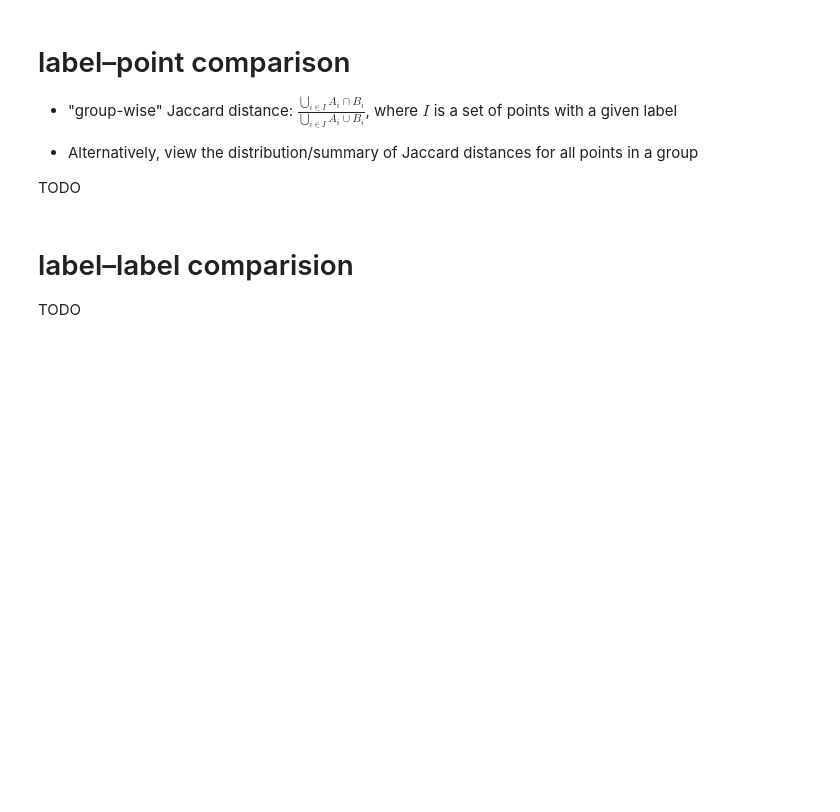
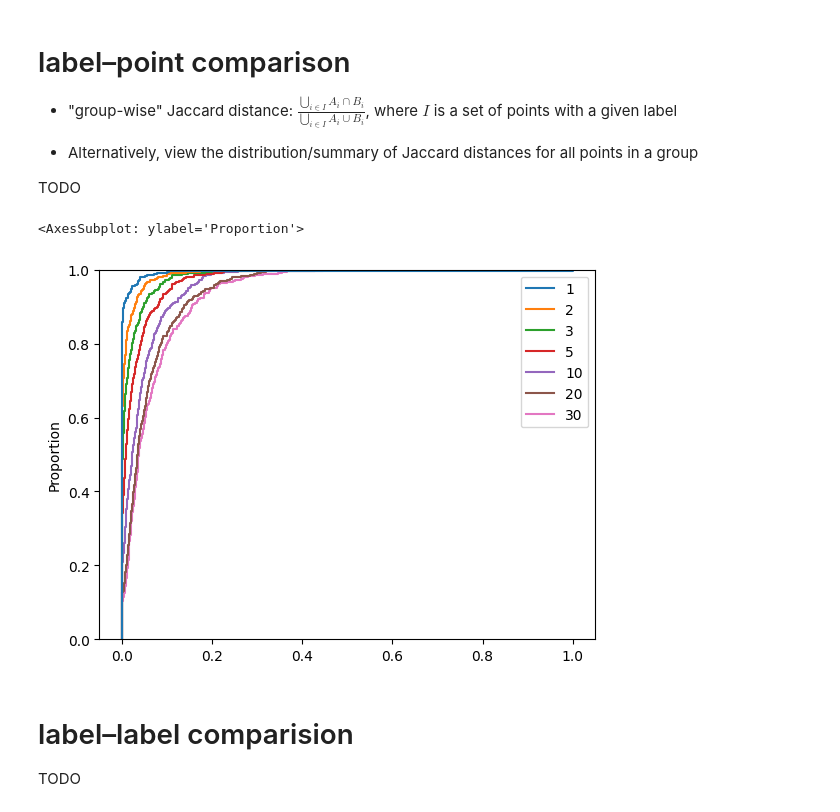
Before and after one commit to OzetteTech/comparative-embedding-visualization, a Jupyter notebook: notebooks/neighborhood-analysis.ipynb, the cells around one changed output. Cells and saved outputs as stored; diff of their text form; code cells hidden in the pictures; blank space fills up the shorter version.

Commit message:
feat: initial groupwise jaccard comparison

```diff
--- a/notebooks/neighborhood-analysis.ipynb
+++ b/notebooks/neighborhood-analysis.ipynb
@@ -41,19 +41,18 @@ def _jaccard(A: npt.ArrayLike, B: npt.ArrayLike) -> npt.NDArray:
         dist[i] = len(intersect) / (len(a) + len(b) - len(intersect))
     return dist
 
-def jaccard_pointwise(X0: npt.ArrayLike, X1:  npt.ArrayLike, n_neighbors: int) -> npt.NDArray:
-    indices = []
-    for X in (X0, X1):
-        # first neighbor is always self, so increment provided k by one
-        nbrs = NearestNeighbors(n_neighbors=n_neighbors + 1).fit(X)
-        ind = nbrs.kneighbors(X, return_distance=False)
-        indices.append(ind[:, 1:])
+def kneighbors(X: npt.ArrayLike, k: int) -> npt.NDArray:
+    # first neighbor is always self, so increment provided k by one
+    nbrs = NearestNeighbors(n_neighbors=k + 1).fit(X)
+    ind = nbrs.kneighbors(X, return_distance=False)
+    return ind[:, 1:]
 
-    return _jaccard(*indices)
+def jaccard_pointwise(X0: npt.ArrayLike, X1:  npt.ArrayLike, k: int) -> npt.NDArray:
+    return _jaccard(kneighbors(X0, k=k), kneighbors(X1, k=k))
 # %%
 # comparret the distribution of
 distances = {
-    k: jaccard_pointwise(annotated[["x", "y"]], raw[["x", "y"]], n_neighbors=k)
+    k: jaccard_pointwise(annotated[["x", "y"]], raw[["x", "y"]], k=k)
     for k in (3, 5, 10, 20, 30, 40, 60, 99)
 }
 # %%
@@ -71,6 +70,37 @@ sns.ecdfplot(distances)
 - Alternatively, view the distribution/summary of Jaccard distances for all points in a group
 
 TODO
+# %%
+def jaccard_groupwise(X0: npt.ArrayLike, X1: npt.ArrayLike, labels: npt.ArrayLike, k: int) -> npt.NDArray:
+
+    groups = {
+        label: (set(), set()) for label in np.unique(labels)
+    }
+
+    for (A, B, label) in zip(
+        kneighbors(X0, k=k),
+        kneighbors(X1, k=k),
+        labels,
+    ):
+        A = set(A)
+        B = set(B)
+        groups[label][0].update(A.intersection(B))
+        groups[label][1].update(A.union(B))
+
+    return pd.DataFrame.from_records(
+        ((label, len(intersection) / len(union)) for label, (intersection, union) in groups.items()),
+        columns=["label", "score"],
+    )
+# %%
+distances = {
+    k: jaccard_groupwise(annotated[["x", "y"]], raw[["x", "y"]], raw["cellType"], k=k)["score"]
+    for k in (1, 2, 3, 5, 10, 20, 30)
+}
+# %%
+sns.ecdfplot(distances)
+# %% [output]
+<AxesSubplot: ylabel='Proportion'>
+[figure, added]
 # %% [markdown]
 # label–label comparision
 
```
